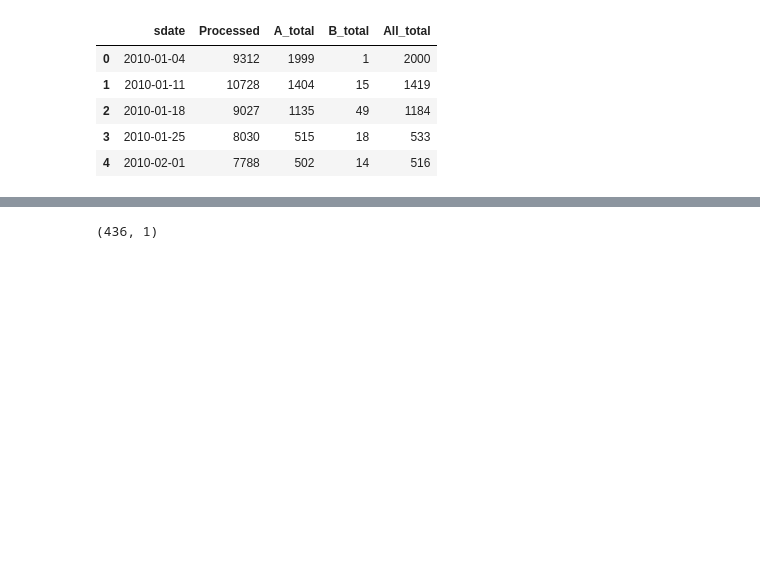
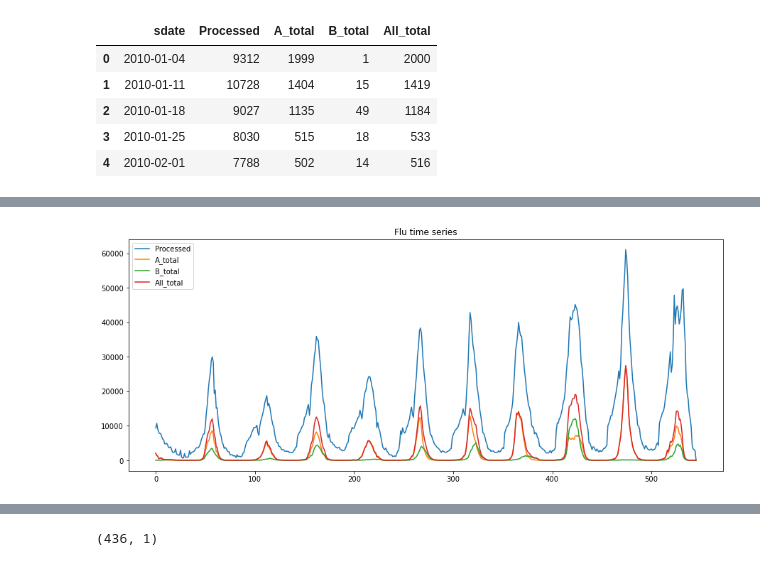
Before and after one commit to nctung4/Flu_Time_Series_Forecasting, a Jupyter notebook: LSTM_model.ipynb, the cells around one changed output, grey strips where cells are left out. Drawn from its saved outputs; the diff is of its cells as text; code cells hidden in the pictures; blank space fills up the shorter version.

```diff
--- a/LSTM_model.ipynb
+++ b/LSTM_model.ipynb
@@ -40,3 +46,8 @@ fludat_pivot.head()
 | 2 | 2010-01-18 | 9027 | 1135 | 49 | 1184 |
 | 3 | 2010-01-25 | 8030 | 515 | 18 | 533 |
 | 4 | 2010-02-01 | 7788 | 502 | 14 | 516 |
+# %%
+# Extract year,month,day from date
+fludat_pivot['year'] = fludat_pivot['sdate'].dt.year
+fludat_pivot['month'] = fludat_pivot['sdate'].dt.month
+fludat_pivot['day'] = fludat_pivot['sdate'].dt.day
@@ -42,0 +63,9 @@ fludat_pivot.head()
+# %%
+# Check the data through line plot
+plt.figure(figsize=(15,6))
+plt.plot(fludat_pivot[['Processed','A_total','B_total','All_total']])
+plt.legend(['Processed','A_total','B_total','All_total'])
+plt.title('Flu time series')
+plt.show()
+# %% [output]
+[figure, added]
```
Also changed, not shown: parts of 60 cells of this notebook, 1 other file.
